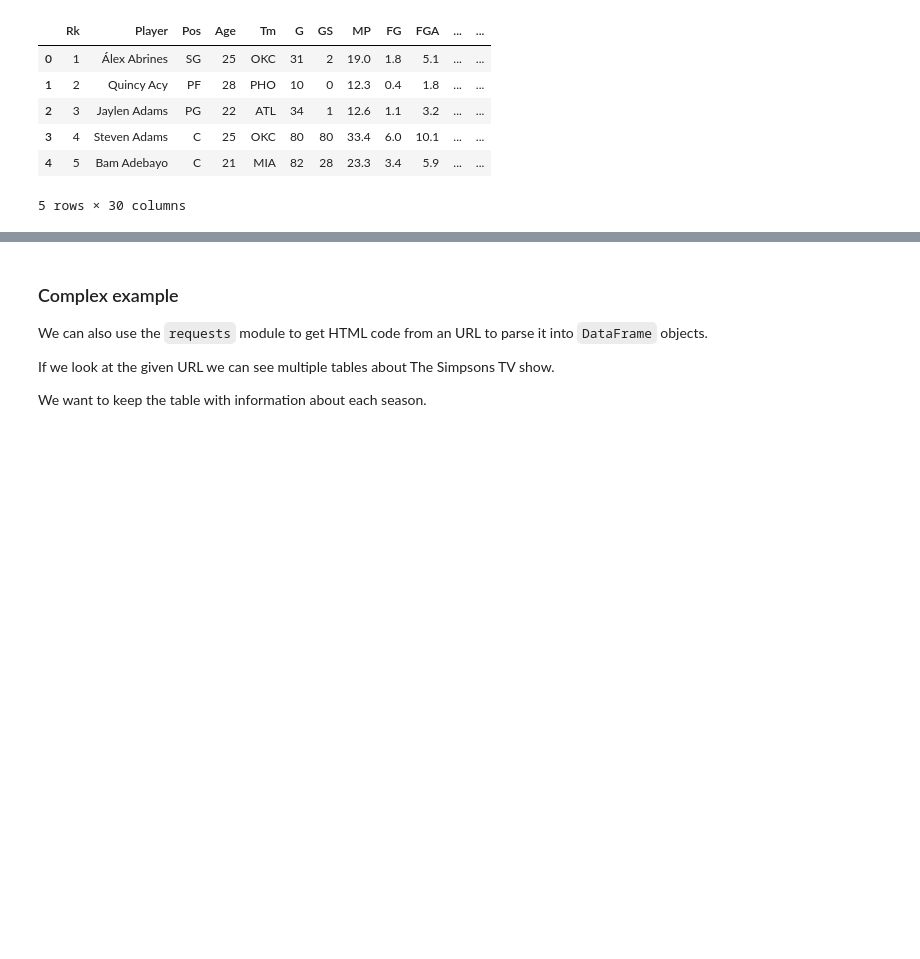
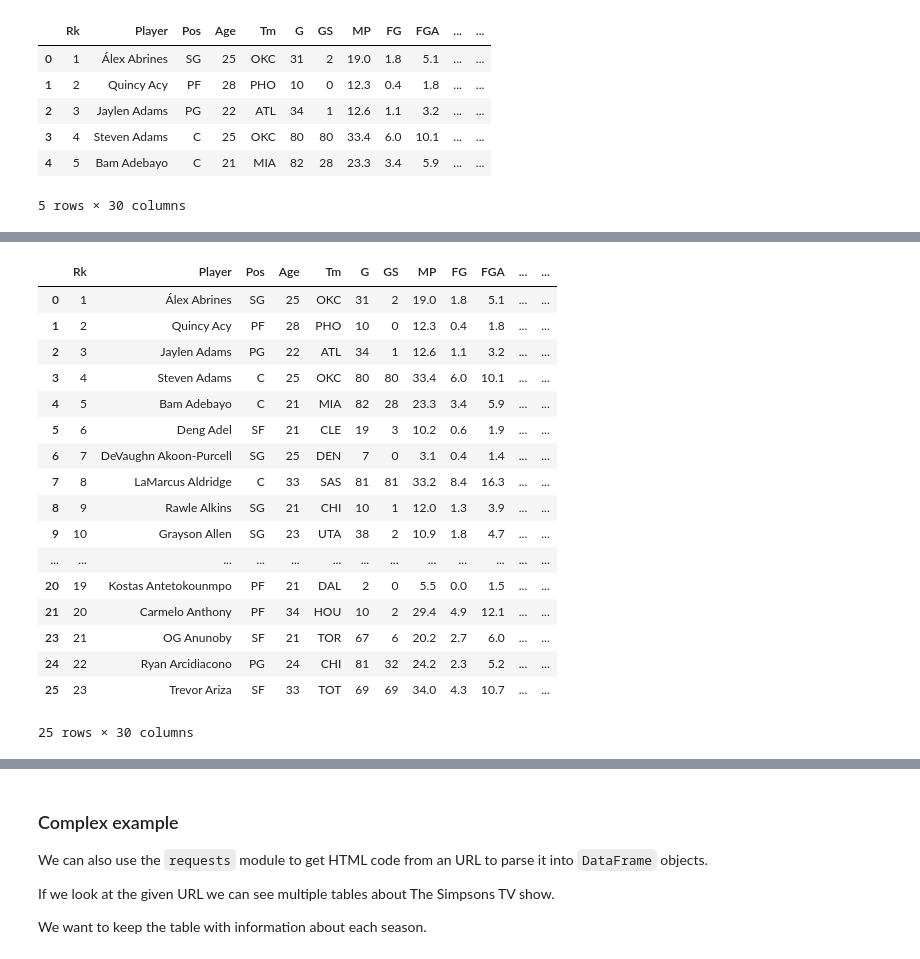
Before and after one commit to priscilla-arinze/FreeCodeCamp---Data-Analysis-Exercises, a Jupyter notebook: Intro to Reading Data/HTML-SavingData/Lecture.ipynb, the cells around one changed output, grey strips where cells are left out. Drawn from its saved outputs; the diff is of its cells as text; code cells hidden in the pictures; blank space fills up the shorter version.

Commit message:
Reading HTML & Excel data

```diff
--- a/Intro to Reading Data/HTML-SavingData/Lecture.ipynb
+++ b/Intro to Reading Data/HTML-SavingData/Lecture.ipynb
@@ -217,0 +265,23 @@ nba.head()
+# %%
+# remove by condition (method 1: easier, create new data frame)
+nba3 = nba[nba.Player != 'Player']
+nba3.head(25)
+# %% [output]
+|  | Rk | Player | Pos | Age | Tm | G | GS | MP | FG | FGA | ... | ... |
+| 0 | 1 | Álex Abrines | SG | 25 | OKC | 31 | 2 | 19.0 | 1.8 | 5.1 | ... | ... |
+| 1 | 2 | Quincy Acy | PF | 28 | PHO | 10 | 0 | 12.3 | 0.4 | 1.8 | ... | ... |
+| 2 | 3 | Jaylen Adams | PG | 22 | ATL | 34 | 1 | 12.6 | 1.1 | 3.2 | ... | ... |
+| 3 | 4 | Steven Adams | C | 25 | OKC | 80 | 80 | 33.4 | 6.0 | 10.1 | ... | ... |
+| 4 | 5 | Bam Adebayo | C | 21 | MIA | 82 | 28 | 23.3 | 3.4 | 5.9 | ... | ... |
+| 5 | 6 | Deng Adel | SF | 21 | CLE | 19 | 3 | 10.2 | 0.6 | 1.9 | ... | ... |
+| 6 | 7 | DeVaughn Akoon-Purcell | SG | 25 | DEN | 7 | 0 | 3.1 | 0.4 | 1.4 | ... | ... |
+| 7 | 8 | LaMarcus Aldridge | C | 33 | SAS | 81 | 81 | 33.2 | 8.4 | 16.3 | ... | ... |
+| 8 | 9 | Rawle Alkins | SG | 21 | CHI | 10 | 1 | 12.0 | 1.3 | 3.9 | ... | ... |
+| 9 | 10 | Grayson Allen | SG | 23 | UTA | 38 | 2 | 10.9 | 1.8 | 4.7 | ... | ... |
+| ... | ... | ... | ... | ... | ... | ... | ... | ... | ... | ... | ... | ... |
+| 20 | 19 | Kostas Antetokounmpo | PF | 21 | DAL | 2 | 0 | 5.5 | 0.0 | 1.5 | ... | ... |
+| 21 | 20 | Carmelo Anthony | PF | 34 | HOU | 10 | 2 | 29.4 | 4.9 | 12.1 | ... | ... |
+| 23 | 21 | OG Anunoby | SF | 21 | TOR | 67 | 6 | 20.2 | 2.7 | 6.0 | ... | ... |
+| 24 | 22 | Ryan Arcidiacono | PG | 24 | CHI | 81 | 32 | 24.2 | 2.3 | 5.2 | ... | ... |
+| 25 | 23 | Trevor Ariza | SF | 33 | TOT | 69 | 69 | 34.0 | 4.3 | 10.7 | ... | ... |
+25 rows × 30 columns
```
Also changed, not shown: parts of 18 cells of this notebook, 2 other files.
